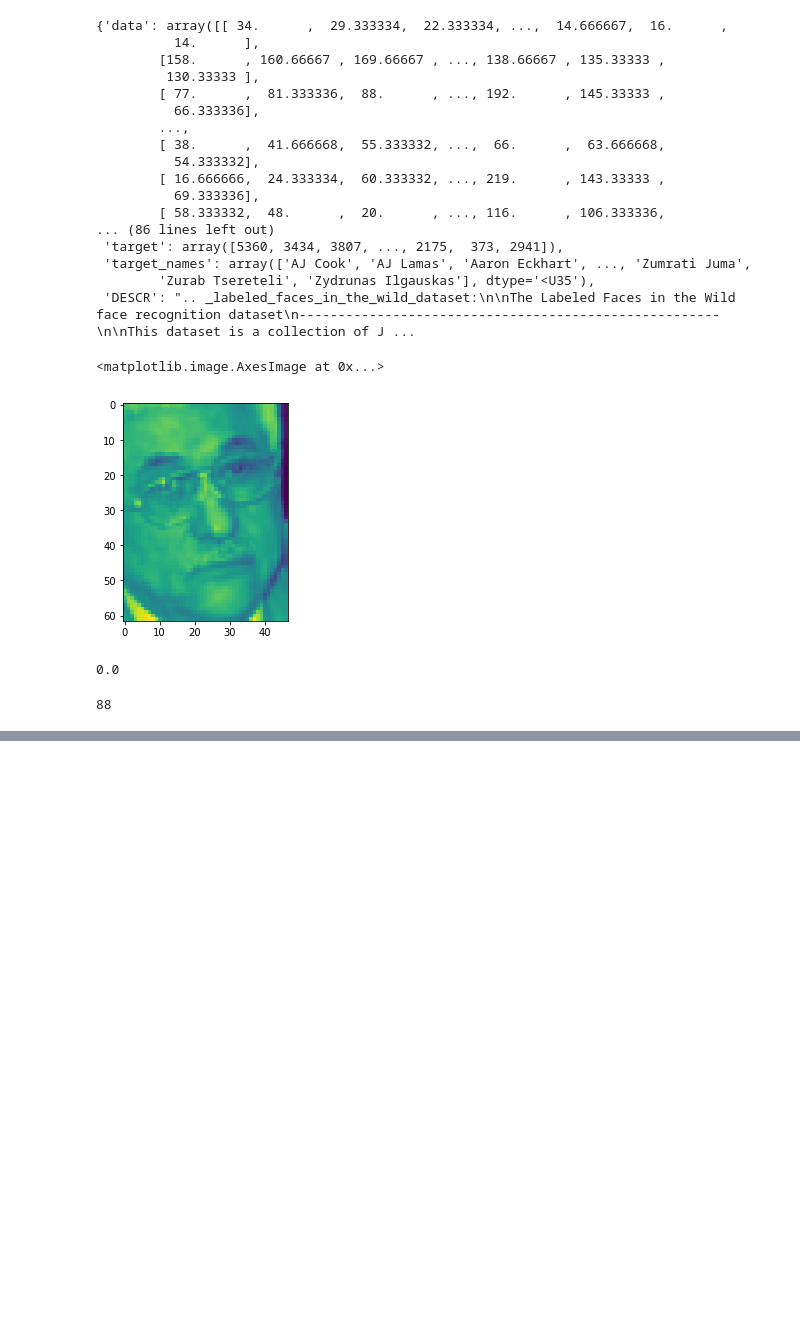
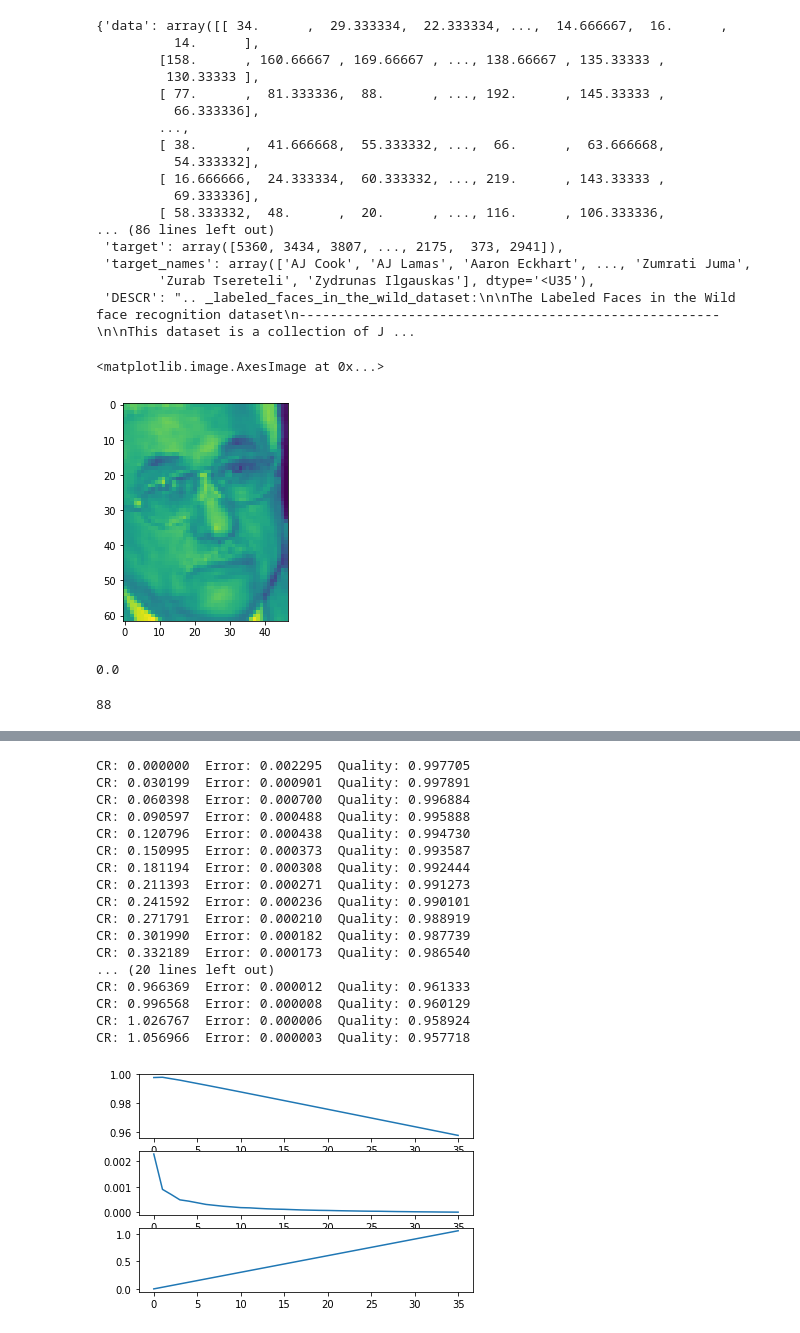
Before and after one commit to hkariti/anam, a Jupyter notebook: wet1/wet1.ipynb, the cells around one changed output, grey strips where cells are left out. Saved outputs shown, nothing was run; the diff lists cells and outputs as text; code cells hidden in the pictures; blank space fills up the shorter version.

```diff
--- a/wet1/wet1.ipynb
+++ b/wet1/wet1.ipynb
@@ -177,0 +172,3 @@ array([[0.13333334, 0.11503268, 0.0875817 , ..., 0.07843138, 0.10065359,
+# %%
+normalized_images = dataset['data']/255
+patches_dataset = create_patches_db(normalized_images)
@@ -177,0 +177,62 @@ array([[0.13333334, 0.11503268, 0.0875817 , ..., 0.07843138, 0.10065359,
+# %%
+d = 5
+num_of_imgs_for_avg = 200
+
+def compress_restore_image(image, pca_obj):
+    patches = break_image(image)
+    patches_restored = []
+    for p in patches:
+        patch_lowd = pca_obj.transform(p.reshape(1, -1))
+        patch_restored = pca_obj.inverse_transform(patch_lowd)
+        patches_restored.append(patch_restored.reshape((6,6)))
+    return restore_image(patches_restored)
+
+def calc_quality(images, d):
+    pca_obj = PCA(d)
+    pca_obj.fit(patches_dataset)
+    cr = (88 * d) / images[0].shape[0]
+
+    distances = np.zeros(images.shape[0])
+    for i in range(num_of_imgs_for_avg):
+        image = images[np.random.randint(0, images.shape[0])]
+        restored_image = compress_restore_image(image.reshape(62, 47), pca_obj)
+        dist = np.abs(image-restored_image.reshape(-1)).mean()
+        distances[i]= dist
+    error = distances.mean()
+    quality = 1- error - 0.04 * cr
+    print("CR: %f" % cr, " Error: %f" % error, " Quality: %f" % quality)
+    return quality, error, cr
+
+patch_size = 36
+quality = np.zeros(patch_size)
+error = np.zeros(patch_size)
+cr = np.zeros(patch_size)
+for d in range(patch_size):
+    quality[d], error[d], cr[d] = calc_quality(normalized_images, d)
+plt.figure()
+plt.subplot(3,1,1)
+plt.plot(list(range(patch_size)), quality)
+plt.subplot(3,1,2)
+plt.plot(list(range(patch_size)), error)
+plt.subplot(3,1,3)
+plt.plot(list(range(patch_size)), cr)
+plt.show()
+# %% [output]
+CR: 0.000000  Error: 0.002295  Quality: 0.997705
+CR: 0.030199  Error: 0.000901  Quality: 0.997891
+CR: 0.060398  Error: 0.000700  Quality: 0.996884
+CR: 0.090597  Error: 0.000488  Quality: 0.995888
+CR: 0.120796  Error: 0.000438  Quality: 0.994730
+CR: 0.150995  Error: 0.000373  Quality: 0.993587
+CR: 0.181194  Error: 0.000308  Quality: 0.992444
+CR: 0.211393  Error: 0.000271  Quality: 0.991273
+CR: 0.241592  Error: 0.000236  Quality: 0.990101
+CR: 0.271791  Error: 0.000210  Quality: 0.988919
+CR: 0.301990  Error: 0.000182  Quality: 0.987739
+CR: 0.332189  Error: 0.000173  Quality: 0.986540
+... (20 lines left out)
+CR: 0.966369  Error: 0.000012  Quality: 0.961333
+CR: 0.996568  Error: 0.000008  Quality: 0.960129
+CR: 1.026767  Error: 0.000006  Quality: 0.958924
+CR: 1.056966  Error: 0.000003  Quality: 0.957718
+[figure, added]
```
Also changed, not shown: parts of 9 cells of this notebook.
